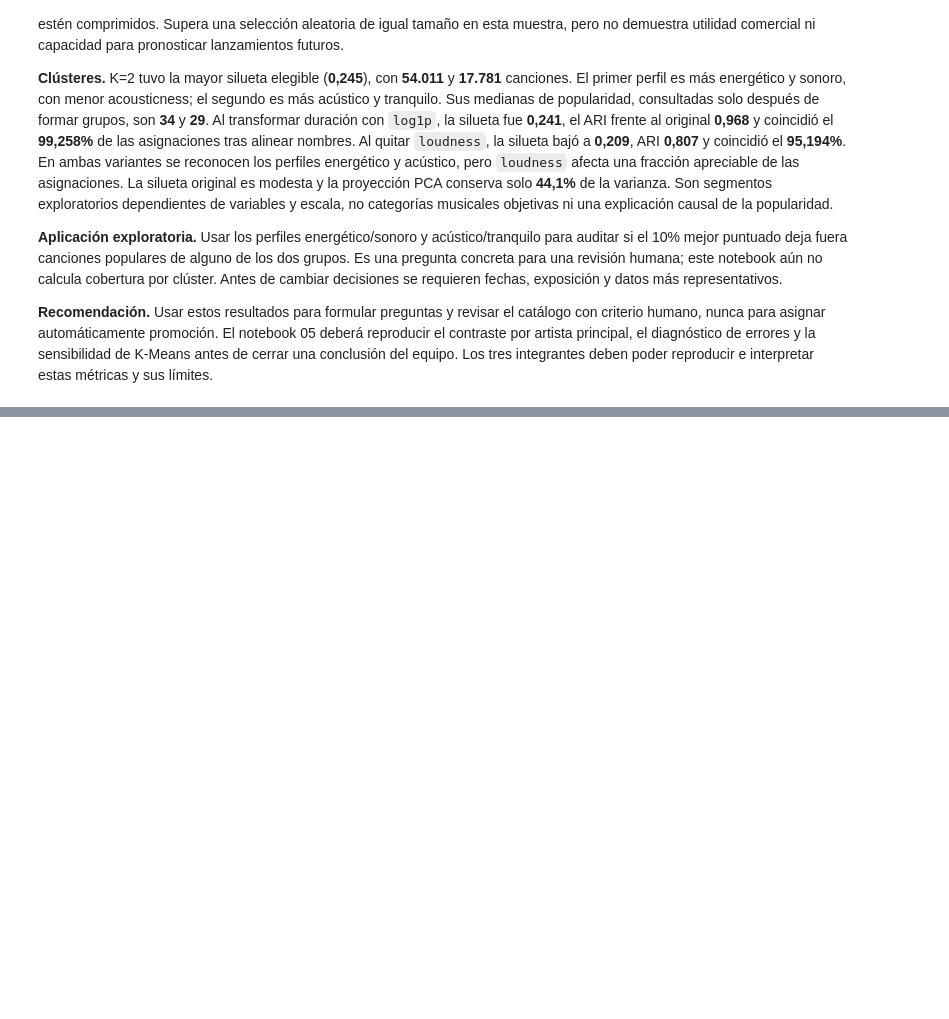
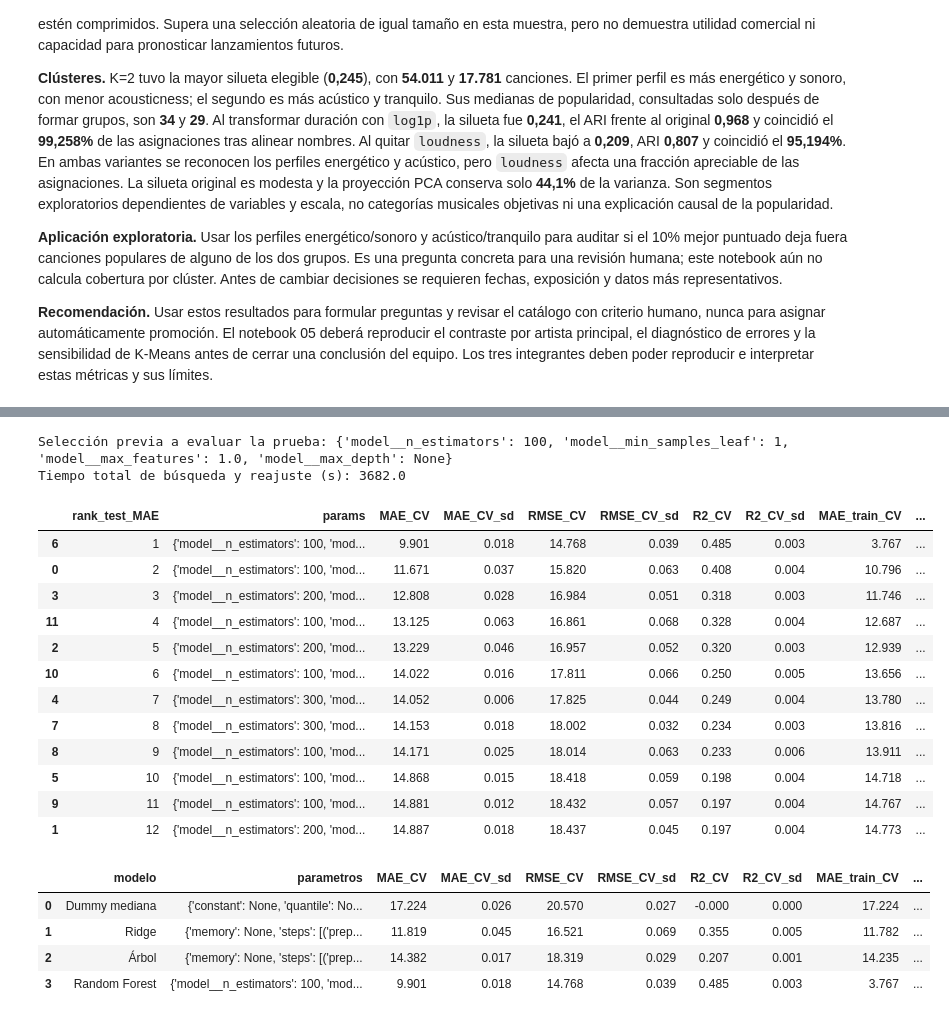
Before and after one commit to LucasMoncadaCL/spotify-popularity-analysis, a Jupyter notebook: notebooks/04a_modeling_lucas.ipynb, the cells around one changed output, grey strips where cells are left out. Cells and saved outputs as stored; diff of their text form; code cells hidden in the pictures; blank space fills up the shorter version.

```diff
--- a/notebooks/04a_modeling_lucas.ipynb
+++ b/notebooks/04a_modeling_lucas.ipynb
@@ -1106,0 +1154,79 @@ métricas y sus límites.
+# %%
+ep3_cv_rows = []
+for ep3_name, ep3_estimator in ep3_baselines.items():
+    ep3_scores = cross_validate(
+        ep3_estimator, X_train, y_train, cv=ep3_cv, scoring=ep3_scoring,
+        return_train_score=True, n_jobs=4, pre_dispatch=4, error_score="raise",
+    )
+    ep3_cv_rows.append({
+        "modelo": ep3_name, "parametros": str(ep3_estimator.get_params(deep=False)),
+        "MAE_CV": -ep3_scores["test_MAE"].mean(),
+        "MAE_CV_sd": ep3_scores["test_MAE"].std(),
+        "RMSE_CV": -ep3_scores["test_RMSE"].mean(),
+        "RMSE_CV_sd": ep3_scores["test_RMSE"].std(),
+        "R2_CV": ep3_scores["test_R2"].mean(),
+        "R2_CV_sd": ep3_scores["test_R2"].std(),
+        "MAE_train_CV": -ep3_scores["train_MAE"].mean(),
+        "fit_seconds_mean": ep3_scores["fit_time"].mean(),
+    })
+
+ep3_forest = model_pipeline(RandomForestRegressor(random_state=SEED, n_jobs=1))
+ep3_search = RandomizedSearchCV(
+    ep3_forest, ep3_space, n_iter=12, cv=ep3_cv, scoring=ep3_scoring,
+    refit="MAE", random_state=SEED, n_jobs=4, pre_dispatch=4,
+    return_train_score=True, error_score="raise",
+)
+ep3_started = perf_counter()
+ep3_search.fit(X_train, y_train)
+ep3_search_seconds = perf_counter() - ep3_started
+ep3_results = pd.DataFrame(ep3_search.cv_results_)
+ep3_search_table = ep3_results[[
+    "rank_test_MAE", "params", "mean_test_MAE", "std_test_MAE",
+    "mean_test_RMSE", "std_test_RMSE", "mean_test_R2", "std_test_R2",
+    "mean_train_MAE", "mean_fit_time",
+]].copy()
+for ep3_metric in ("MAE", "RMSE"):
+    ep3_search_table[f"mean_test_{ep3_metric}"] *= -1
+    if f"mean_train_{ep3_metric}" in ep3_search_table:
+        ep3_search_table[f"mean_train_{ep3_metric}"] *= -1
+    ep3_search_table.rename(columns={f"mean_test_{ep3_metric}": f"{ep3_metric}_CV", f"std_test_{ep3_metric}": f"{ep3_metric}_CV_sd"}, inplace=True)
+ep3_search_table.rename(columns={"mean_test_R2": "R2_CV", "std_test_R2": "R2_CV_sd", "mean_train_MAE": "MAE_train_CV", "mean_fit_time": "fit_seconds_mean"}, inplace=True)
+ep3_search_table.sort_values("rank_test_MAE", inplace=True)
+ep3_search_table.to_csv(ep3_dir / "04a_lucas_search.csv", index=False)
+ep3_best = ep3_results.iloc[ep3_search.best_index_]
+ep3_cv_rows.append({
+    "modelo": "Random Forest", "parametros": str(ep3_search.best_params_),
+    "MAE_CV": -ep3_best["mean_test_MAE"], "MAE_CV_sd": ep3_best["std_test_MAE"],
+    "RMSE_CV": -ep3_best["mean_test_RMSE"], "RMSE_CV_sd": ep3_best["std_test_RMSE"],
+    "R2_CV": ep3_best["mean_test_R2"], "R2_CV_sd": ep3_best["std_test_R2"],
+    "MAE_train_CV": -ep3_best["mean_train_MAE"],
+    "fit_seconds_mean": ep3_best["mean_fit_time"],
+})
+ep3_cv_table = pd.DataFrame(ep3_cv_rows)
+ep3_cv_table["brecha_MAE_CV"] = ep3_cv_table["MAE_CV"] - ep3_cv_table["MAE_train_CV"]
+ep3_cv_table.to_csv(ep3_dir / "04a_lucas_cv_comparison.csv", index=False)
+print("Selección previa a evaluar la prueba:", ep3_search.best_params_)
+print("Tiempo total de búsqueda y reajuste (s):", round(ep3_search_seconds, 1))
+display(ep3_search_table.round(3))
+display(ep3_cv_table.round(3))
+# %% [output]
+Selección previa a evaluar la prueba: {'model__n_estimators': 100, 'model__min_samples_leaf': 1, 'model__max_features': 1.0, 'model__max_depth': None}
+Tiempo total de búsqueda y reajuste (s): 3682.0
+|  | rank_test_MAE | params | MAE_CV | MAE_CV_sd | RMSE_CV | RMSE_CV_sd | R2_CV | R2_CV_sd | MAE_train_CV | ... |
+| 6 | 1 | {'model__n_estimators': 100, 'mod... | 9.901 | 0.018 | 14.768 | 0.039 | 0.485 | 0.003 | 3.767 | ... |
+| 0 | 2 | {'model__n_estimators': 100, 'mod... | 11.671 | 0.037 | 15.820 | 0.063 | 0.408 | 0.004 | 10.796 | ... |
+| 3 | 3 | {'model__n_estimators': 200, 'mod... | 12.808 | 0.028 | 16.984 | 0.051 | 0.318 | 0.003 | 11.746 | ... |
+| 11 | 4 | {'model__n_estimators': 100, 'mod... | 13.125 | 0.063 | 16.861 | 0.068 | 0.328 | 0.004 | 12.687 | ... |
+| 2 | 5 | {'model__n_estimators': 200, 'mod... | 13.229 | 0.046 | 16.957 | 0.052 | 0.320 | 0.003 | 12.939 | ... |
+| 10 | 6 | {'model__n_estimators': 100, 'mod... | 14.022 | 0.016 | 17.811 | 0.066 | 0.250 | 0.005 | 13.656 | ... |
+| 4 | 7 | {'model__n_estimators': 300, 'mod... | 14.052 | 0.006 | 17.825 | 0.044 | 0.249 | 0.004 | 13.780 | ... |
+| 7 | 8 | {'model__n_estimators': 300, 'mod... | 14.153 | 0.018 | 18.002 | 0.032 | 0.234 | 0.003 | 13.816 | ... |
+| 8 | 9 | {'model__n_estimators': 100, 'mod... | 14.171 | 0.025 | 18.014 | 0.063 | 0.233 | 0.006 | 13.911 | ... |
+| 5 | 10 | {'model__n_estimators': 100, 'mod... | 14.868 | 0.015 | 18.418 | 0.059 | 0.198 | 0.004 | 14.718 | ... |
+| 9 | 11 | {'model__n_estimators': 100, 'mod... | 14.881 | 0.012 | 18.432 | 0.057 | 0.197 | 0.004 | 14.767 | ... |
+| 1 | 12 | {'model__n_estimators': 200, 'mod... | 14.887 | 0.018 | 18.437 | 0.045 | 0.197 | 0.004 | 14.773 | ... |
+|  | modelo | parametros | MAE_CV | MAE_CV_sd | RMSE_CV | RMSE_CV_sd | R2_CV | R2_CV_sd | MAE_train_CV | ... |
+| 0 | Dummy mediana | {'constant': None, 'quantile': No... | 17.224 | 0.026 | 20.570 | 0.027 | -0.000 | 0.000 | 17.224 | ... |
+| 1 | Ridge | {'memory': None, 'steps': [('prep... | 11.819 | 0.045 | 16.521 | 0.069 | 0.355 | 0.005 | 11.782 | ... |
+| 2 | Árbol | {'memory': None, 'steps': [('prep... | 14.382 | 0.017 | 18.319 | 0.029 | 0.207 | 0.001 | 14.235 | ... |
+| 3 | Random Forest | {'model__n_estimators': 100, 'mod... | 9.901 | 0.018 | 14.768 | 0.039 | 0.485 | 0.003 | 3.767 | ... |
```
Also changed, not shown: parts of 8 cells of this notebook, 8 other files.
